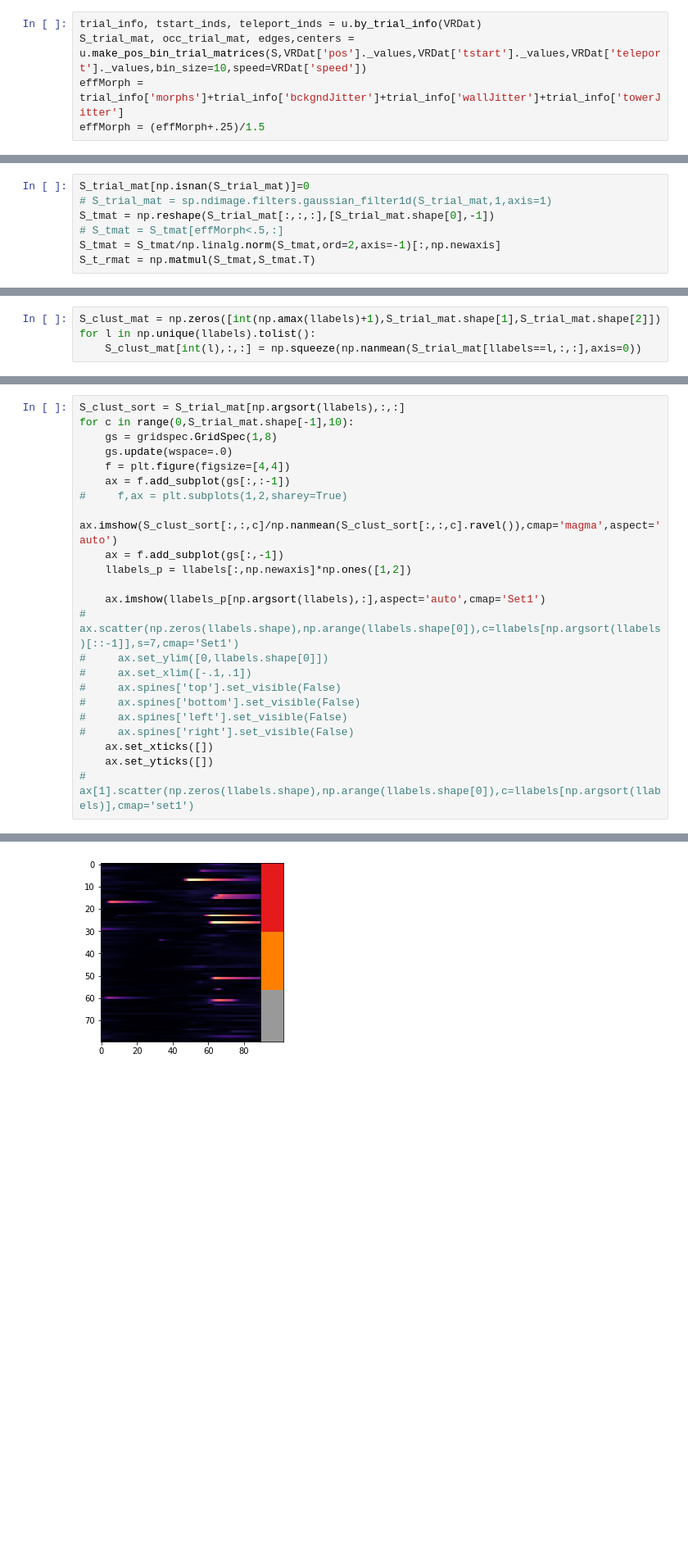
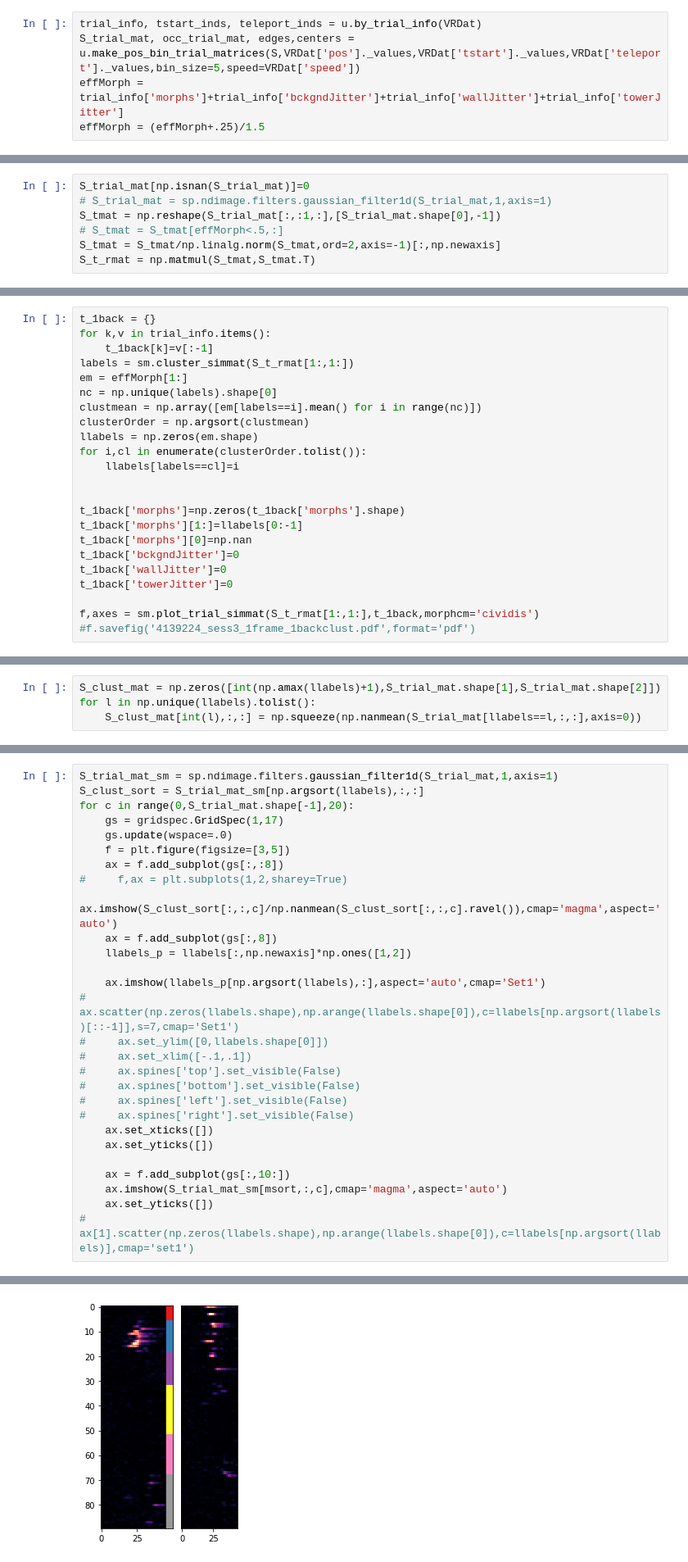
Before and after one commit to GiocomoLab/MightyMorphingPhotonRangers, a Jupyter notebook: SimMats/ClusteringDebugging.ipynb, the cells around one changed output, grey strips where cells are left out. Shown at 82% size. Cells and saved outputs as stored; diff of their text form; blank space fills up the shorter version.

```diff
--- a/SimMats/ClusteringDebugging.ipynb
+++ b/SimMats/ClusteringDebugging.ipynb
@@ -63,7 +58,7 @@ See the caveats in the documentation: http://pandas.pydata.org/pandas-docs/stabl
 frame diff 0
 # %%
 trial_info, tstart_inds, teleport_inds = u.by_trial_info(VRDat)
-S_trial_mat, occ_trial_mat, edges,centers = u.make_pos_bin_trial_matrices(S,VRDat['pos']._values,VRDat['tstart']._values,VRDat['teleport']._values,bin_size=10,speed=VRDat['speed'])
+S_trial_mat, occ_trial_mat, edges,centers = u.make_pos_bin_trial_matrices(S,VRDat['pos']._values,VRDat['tstart']._values,VRDat['teleport']._values,bin_size=5,speed=VRDat['speed'])
 effMorph = trial_info['morphs']+trial_info['bckgndJitter']+trial_info['wallJitter']+trial_info['towerJitter']
 effMorph = (effMorph+.25)/1.5
 # %%
@@ -73,7 +68,7 @@ print(centers[25])
 # %%
 S_trial_mat[np.isnan(S_trial_mat)]=0
 # S_trial_mat = sp.ndimage.filters.gaussian_filter1d(S_trial_mat,1,axis=1)
-S_tmat = np.reshape(S_trial_mat[:,:,:],[S_trial_mat.shape[0],-1])
+S_tmat = np.reshape(S_trial_mat[:,:1,:],[S_trial_mat.shape[0],-1])
 # S_tmat = S_tmat[effMorph<.5,:]
 S_tmat = S_tmat/np.linalg.norm(S_tmat,ord=2,axis=-1)[:,np.newaxis]
 S_t_rmat = np.matmul(S_tmat,S_tmat.T)
@@ -169,0 +166,23 @@ ax[1].scatter(np.arange(effMorph.shape[0]),emr[clustsort],c='black')
+# %%
+t_1back = {}
+for k,v in trial_info.items():
+    t_1back[k]=v[:-1]
+labels = sm.cluster_simmat(S_t_rmat[1:,1:])
+em = effMorph[1:]
+nc = np.unique(labels).shape[0]
+clustmean = np.array([em[labels==i].mean() for i in range(nc)])
+clusterOrder = np.argsort(clustmean)
+llabels = np.zeros(em.shape)
+for i,cl in enumerate(clusterOrder.tolist()):
+    llabels[labels==cl]=i
+
+
+t_1back['morphs']=np.zeros(t_1back['morphs'].shape)
+t_1back['morphs'][1:]=llabels[0:-1]
+t_1back['morphs'][0]=np.nan
+t_1back['bckgndJitter']=0
+t_1back['wallJitter']=0
+t_1back['towerJitter']=0
+
+f,axes = sm.plot_trial_simmat(S_t_rmat[1:,1:],t_1back,morphcm='cividis')
+#f.savefig('4139224_sess3_1frame_1backclust.pdf',format='pdf')
@@ -229,13 +253,14 @@ print(S_clust_mat.shape)
 # %%
-S_clust_sort = S_trial_mat[np.argsort(llabels),:,:]
-for c in range(0,S_trial_mat.shape[-1],10):
-    gs = gridspec.GridSpec(1,8)
+S_trial_mat_sm = sp.ndimage.filters.gaussian_filter1d(S_trial_mat,1,axis=1)
+S_clust_sort = S_trial_mat_sm[np.argsort(llabels),:,:]
+for c in range(0,S_trial_mat.shape[-1],20):
+    gs = gridspec.GridSpec(1,17)
     gs.update(wspace=.0)
-    f = plt.figure(figsize=[4,4])
-    ax = f.add_subplot(gs[:,:-1])
+    f = plt.figure(figsize=[3,5])
+    ax = f.add_subplot(gs[:,:8])
 #     f,ax = plt.subplots(1,2,sharey=True)
     ax.imshow(S_clust_sort[:,:,c]/np.nanmean(S_clust_sort[:,:,c].ravel()),cmap='magma',aspect='auto')
-    ax = f.add_subplot(gs[:,-1])
+    ax = f.add_subplot(gs[:,8])
     llabels_p = llabels[:,np.newaxis]*np.ones([1,2])
 
     ax.imshow(llabels_p[np.argsort(llabels),:],aspect='auto',cmap='Set1')
@@ -248,5 +273,9 @@ for c in range(0,S_trial_mat.shape[-1],10):
 #     ax.spines['right'].set_visible(False)
     ax.set_xticks([])
     ax.set_yticks([])
+
+    ax = f.add_subplot(gs[:,10:])
+    ax.imshow(S_trial_mat_sm[msort,:,c],cmap='magma',aspect='auto')
+    ax.set_yticks([])
 #     ax[1].scatter(np.zeros(llabels.shape),np.arange(llabels.shape[0]),c=llabels[np.argsort(llabels)],cmap='set1')
 # %% [output]
@@ -254 +282 @@ KeyboardInterrupt:
-[figure, old version]
+[figure, new version]
```
Also changed, not shown: parts of 17 cells of this notebook, 11 other files.
